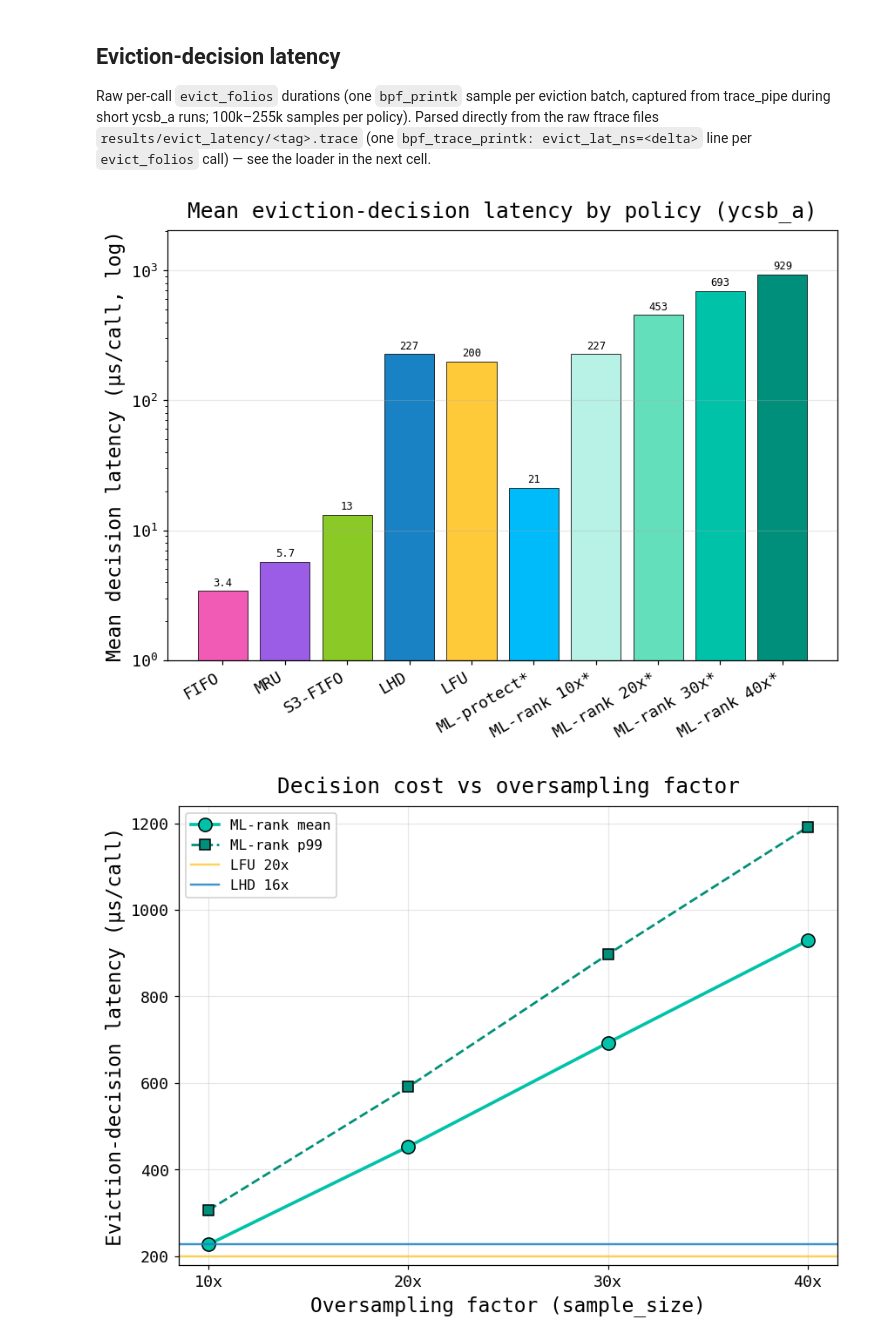
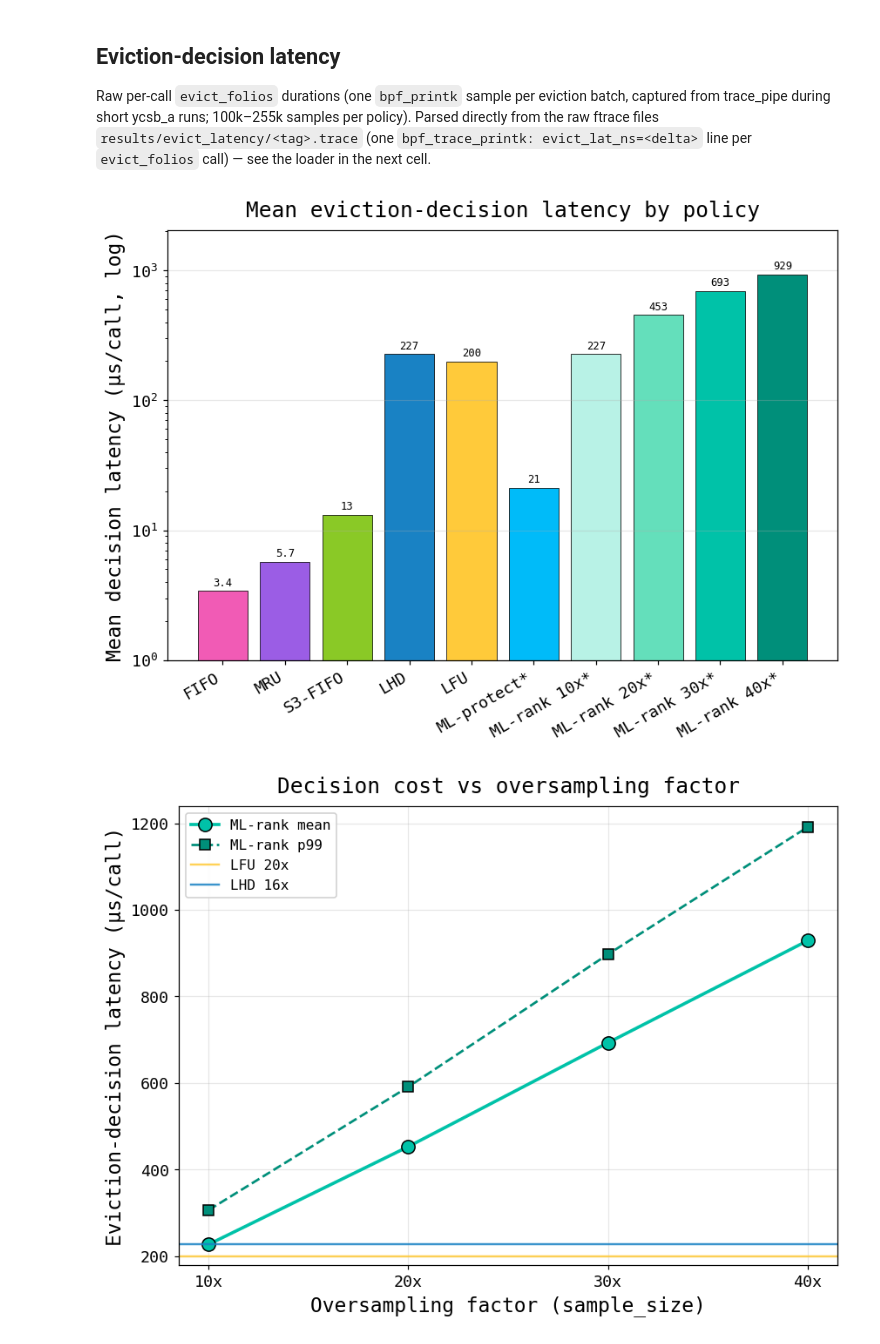
Before and after one commit to JayAndJef/cache_ext_lc, a Jupyter notebook: visualizations/results.ipynb, the cells around one changed output. Cells and saved outputs as stored; diff of their text form; code cells hidden in the pictures.

Commit message:
udpate latency title

```diff
--- a/visualizations/results.ipynb
+++ b/visualizations/results.ipynb
@@ -591,35 +591,35 @@ def _trace_latency_us(path):
             m = _LAT_RE.search(line)
             if m:
                 vals.append(int(m.group(2)) / 1000.0)
     return np.array(vals) if vals else None
 
 lat_us = {}
 for tag in LAT_TAGS:
     arr = _trace_latency_us(os.path.join(LAT_DIR, f'{tag}.trace'))
     if arr is not None:
         lat_us[tag] = arr
 
 tags = [t for t in LAT_TAGS if t in lat_us]
 means = [float(np.mean(lat_us[t])) for t in tags]
 bar_colors = [LAT_TAGS[t][1] for t in tags]
 bar_labels = [LAT_TAGS[t][0].replace(' (cache_ext)', '').replace(' (ours)', '*') for t in tags]
 fig, ax = plt.subplots(figsize=(8, 6))
 xpos = np.arange(len(tags))
 bars = ax.bar(xpos, means, color=bar_colors, edgecolor='black', linewidth=0.5)
 ax.set_yscale('log')
 ax.set_ylim(1, max(means) * 2.2)
 for r, m in zip(bars, means):
     ax.annotate(f'{m:.1f}' if m < 10 else f'{m:.0f}', (r.get_x() + r.get_width()/2, m),
                 ha='center', va='bottom', fontsize=8, xytext=(0, 2), textcoords='offset points')
 ax.set_xticks(xpos); ax.set_xticklabels(bar_labels, rotation=30, ha='right')
 ax.grid(axis='x', alpha=0)
 ax.set_ylabel('Mean decision latency (µs/call, log)')
-ax.set_title('Mean eviction-decision latency by policy (ycsb_a)')
+ax.set_title('Mean eviction-decision latency by policy')
 fig.tight_layout()
 fig.savefig(os.path.join(FIGS, 'fig8_evict_latency_bars.png'))
 plt.show()
 # %% [output]
-[figure, old version]
+[figure, new version]
 # %%
 # ML-rank cost scales linearly with the oversampling factor (~0.7 µs per
 # scored folio: factor x 32 victims folios per call). LFU/LHD shown as
```
Also changed, not shown: 1 other file.
